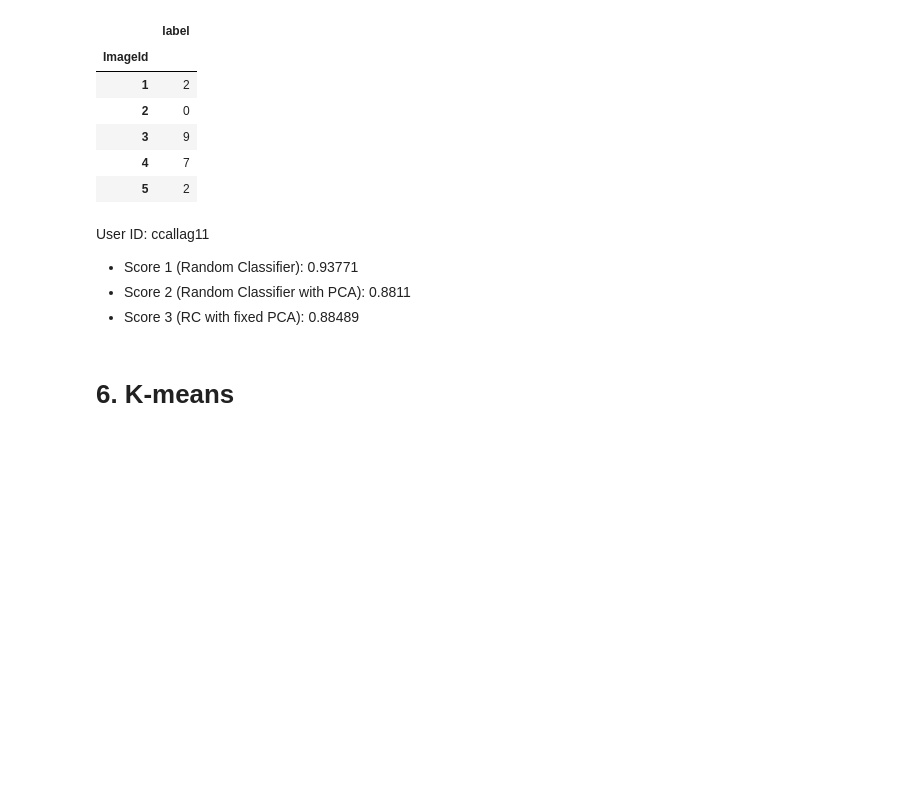
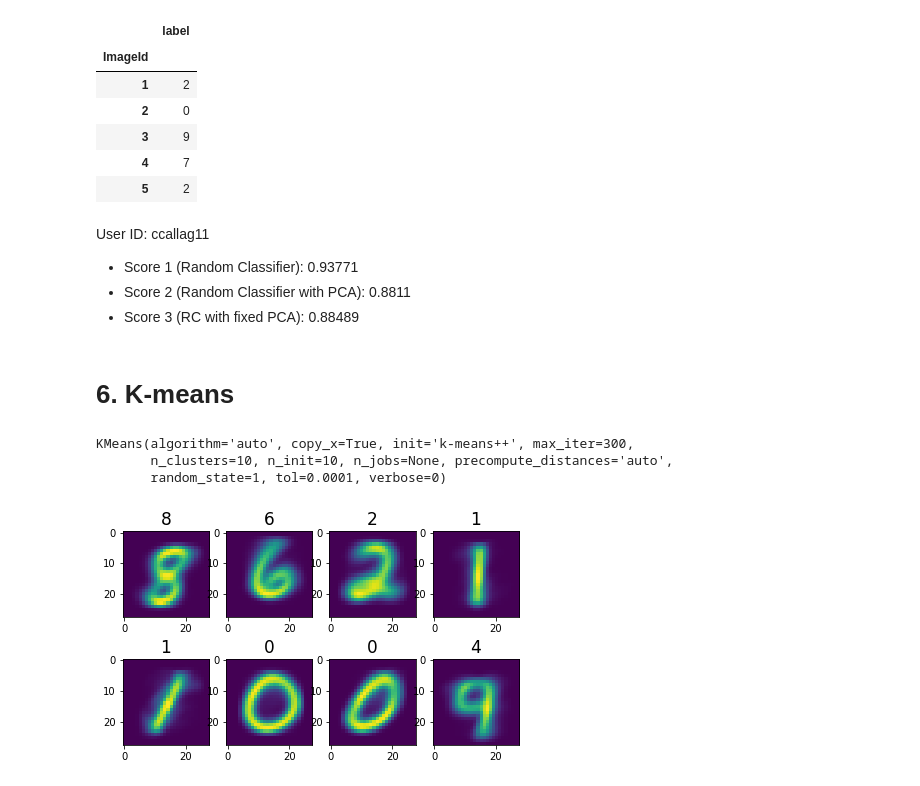
Before and after one commit to christophercallaghan2022/MSDS422, a Jupyter notebook: Assignment_5.ipynb, the cells around one changed output. Drawn from its saved outputs; the diff is of its cells as text; code cells hidden in the pictures; blank space fills up the shorter version.

```diff
--- a/Assignment_5.ipynb
+++ b/Assignment_5.ipynb
@@ -529,0 +528,38 @@ User ID: ccallag11
+# %%
+kmeans=KMeans(n_clusters=10, random_state=1)
+
+X_train = X_train/255
+
+kmeans.fit(X_train)
+# %% [output]
+KMeans(algorithm='auto', copy_x=True, init='k-means++', max_iter=300,
+       n_clusters=10, n_init=10, n_jobs=None, precompute_distances='auto',
+       random_state=1, tol=0.0001, verbose=0)
+# %%
+def retrieve_info(cluster_labels,y_train):
+
+  reference_labels = {}
+# For loop to run through each label of cluster label
+  for i in range(len(np.unique(kmeans.labels_))):
+    index = np.where(cluster_labels == i,1,0)
+    num = np.bincount(y_train[index==1]).argmax()
+    reference_labels[i] = num
+  return reference_labels
+# %%
+centroids = kmeans.cluster_centers_
+centroids = centroids.reshape(10,28,28)
+
+#Since we normalized the values by dividing by 255 we need to multiply by 255 to plot the values
+centroids = centroids * 255
+# %%
+reference_labels = retrieve_info(kmeans.labels_,y_train)
+# %%
+plt.figure(figsize = (10,9))
+bottom = 0.35
+for i in range(8):
+ plt.subplots_adjust(bottom)
+ plt.subplot(4,4,i+1)
+ plt.title(reference_labels[i],fontsize = 17)
+ plt.imshow(centroids[i])
+# %% [output]
+[figure, added]
```
Also changed, not shown: parts of 15 cells of this notebook.
